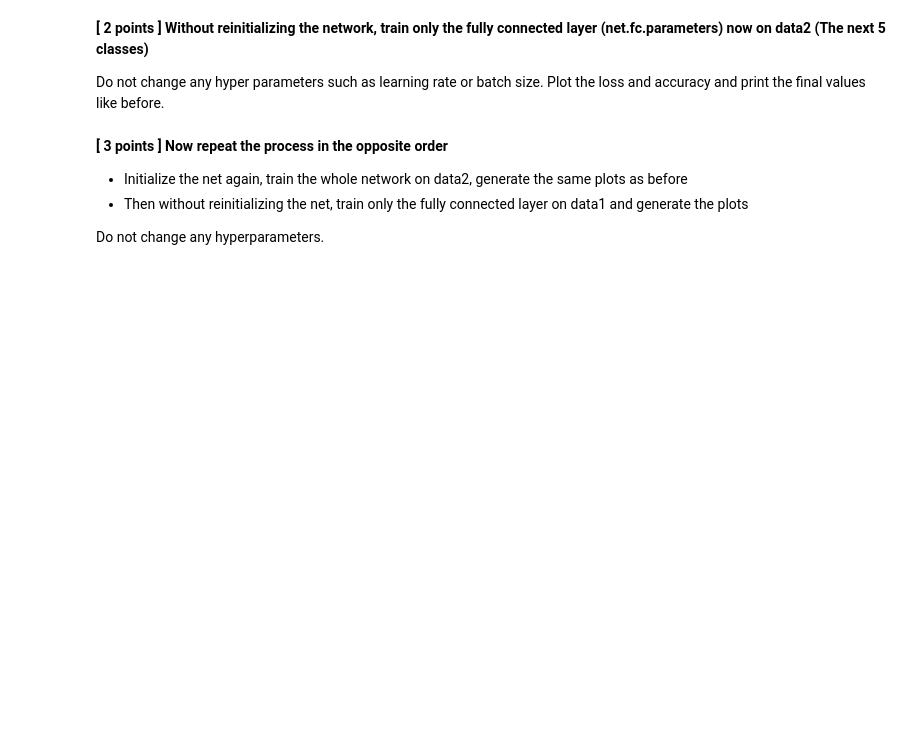
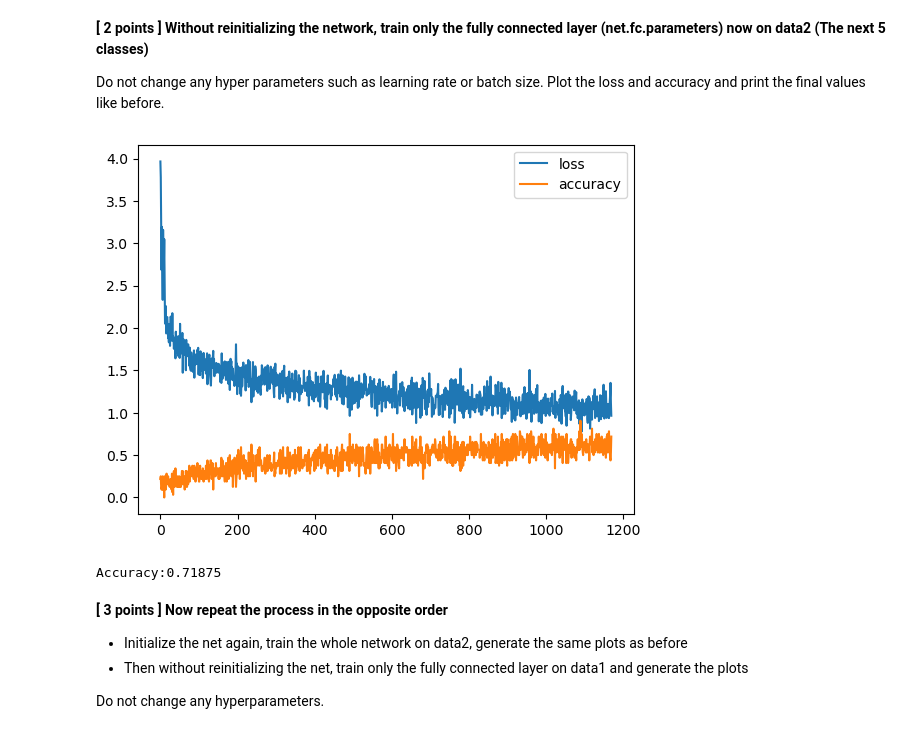
Before and after one commit to merrickqiu/MATH-31H, a Jupyter notebook: CSE 152A/cse152a_wi25_hw4/cse152a_wi25_hw4.ipynb, the cells around one changed output. Saved outputs shown, nothing was run; the diff lists cells and outputs as text; code cells hidden in the pictures; blank space fills up the shorter version.

```diff
--- a/CSE 152A/cse152a_wi25_hw4/cse152a_wi25_hw4.ipynb
+++ b/CSE 152A/cse152a_wi25_hw4/cse152a_wi25_hw4.ipynb
@@ -569,16 +637,3 @@ data1.shape, data2.shape, labels1.shape, labels2.shape
 3. Layer 3 - Convolutional layer with kernel size 4, Stride 1, Output channels 20, Relu activation
 4. Layer 4 - Convolutional layer with kernel size 4, Stride 1, Output channels 40, Relu activation
 5. Layer 5 - Fully connected layer with 5 outputs
-# %%
-class Net(nn.Module):
-    def __init__(self, n_labels=5):
-        super().__init__()
-        # --------------- YOUR CODE HERE ---------------
-        pass
-
-    def forward(self, x):
-        # --------------- YOUR CODE HERE ---------------
-        pass
-
-net = Net()
-print(net)
@@ -631,3 +737,14 @@ Do not change any hyper parameters such as learning rate or batch size. Plot the
+# %%
+# --------------- YOUR CODE HERE ---------------
+loss_2, acc_2 = train(data2, labels2, net, net.fc.parameters())
+ax=range(len(loss_2))
+plt.plot(ax, loss_2, ax, acc_2)
+plt.legend(['loss', 'accuracy'])
+plt.show()
+print('Accuracy:{}'.format(acc_2[-1]))
+# %% [output]
+[figure, added]
+Accuracy:0.71875
 # %% [markdown]
 **[ 3 points ] Now repeat the process in the opposite order**
 
```
Also changed, not shown: parts of 19 cells of this notebook, 12 other files.
